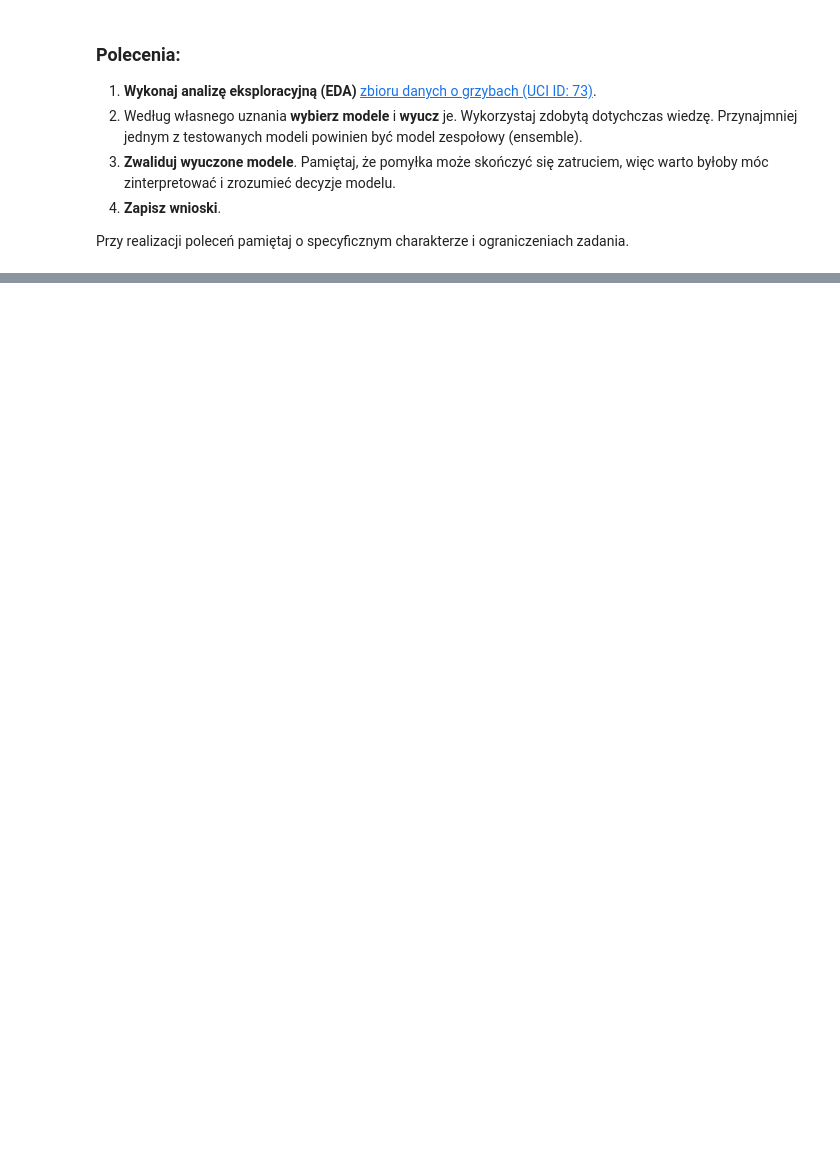
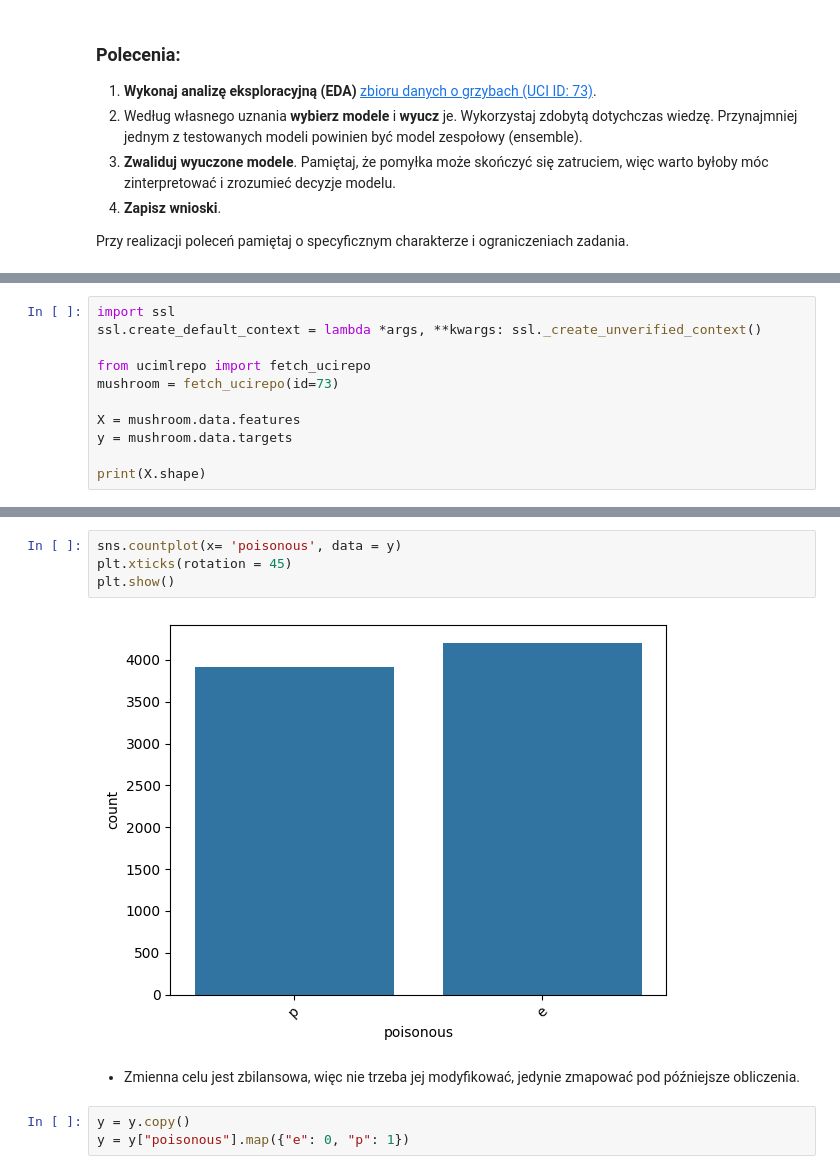
Before and after one commit to Zajecia-na-PWr-LR/lista-5-dawidmuszynski1, a Jupyter notebook: Zad_2.ipynb, the cells around one changed output, grey strips where cells are left out. Saved outputs shown, nothing was run; the diff lists cells and outputs as text; blank space fills up the shorter version.

```diff
--- a/Zad_2.ipynb
+++ b/Zad_2.ipynb
@@ -33,0 +64,11 @@ Error:
+# %%
+import ssl
+ssl.create_default_context = lambda *args, **kwargs: ssl._create_unverified_context()
+
+from ucimlrepo import fetch_ucirepo
+mushroom = fetch_ucirepo(id=73)
+
+X = mushroom.data.features
+y = mushroom.data.targets
+
+print(X.shape)
@@ -33,0 +198,11 @@ Error:
+# %%
+sns.countplot(x= 'poisonous', data = y)
+plt.xticks(rotation = 45)
+plt.show()
+# %% [output]
+[figure, added]
+# %% [markdown]
+- Zmienna celu jest zbilansowa, więc nie trzeba jej modyfikować, jedynie zmapować pod późniejsze obliczenia.
+# %%
+y = y.copy()
+y = y["poisonous"].map({"e": 0, "p": 1})
```
Also changed, not shown: parts of 23 cells of this notebook.
